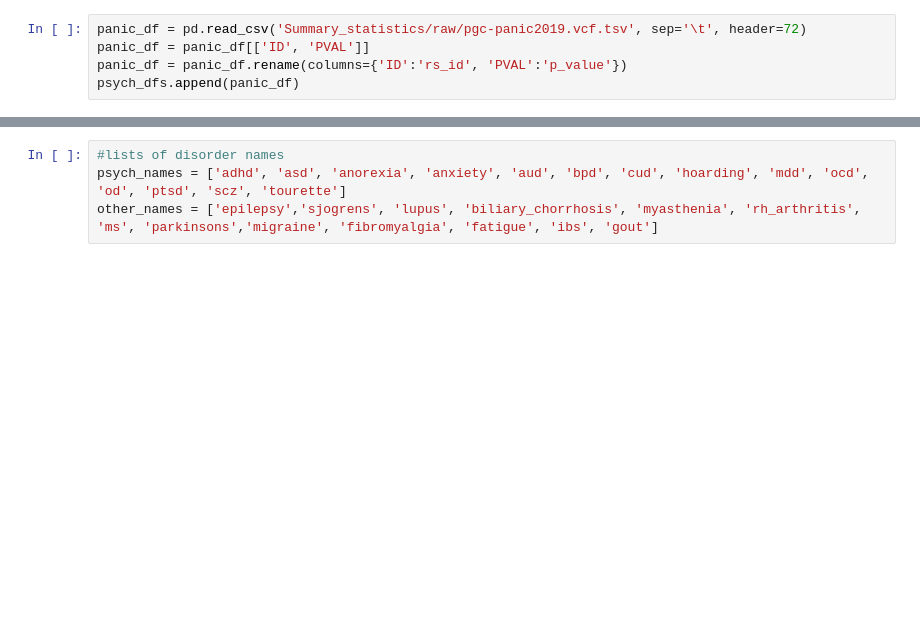
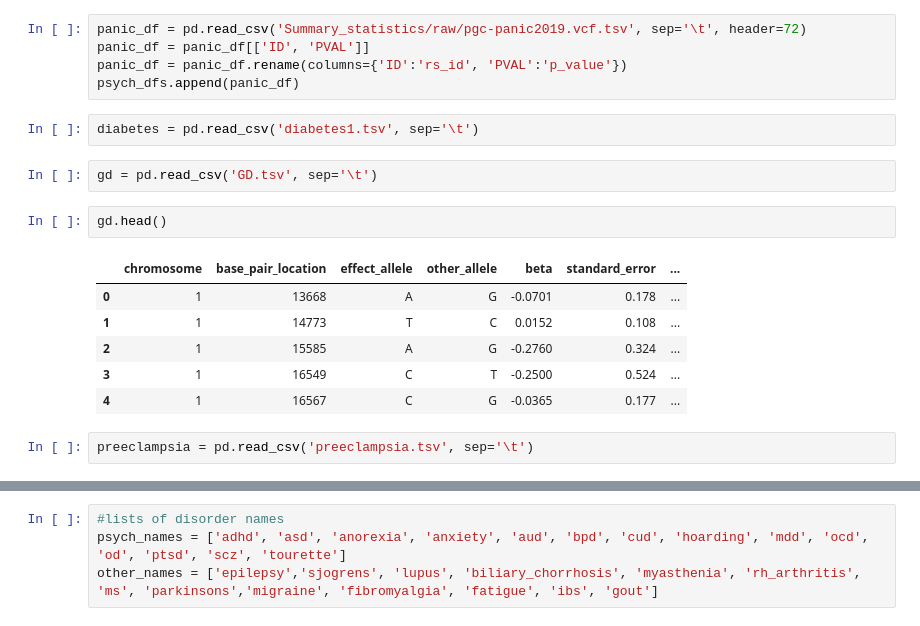
Before and after one commit to Aje026/Genetic-Overlap-in-Female-Biased-Disorders, a Jupyter notebook: GWAS_summary_statistics.ipynb, the cells around one changed output, grey strips where cells are left out. Cells and saved outputs as stored; diff of their text form; blank space fills up the shorter version.

```diff
--- a/GWAS_summary_statistics.ipynb
+++ b/GWAS_summary_statistics.ipynb
@@ -404,3 +404,18 @@ panic_df = pd.read_csv('Summary_statistics/raw/pgc-panic2019.vcf.tsv', sep='\t',
 panic_df = panic_df[['ID', 'PVAL']]
 panic_df = panic_df.rename(columns={'ID':'rs_id', 'PVAL':'p_value'})
 psych_dfs.append(panic_df)
+# %%
+diabetes = pd.read_csv('diabetes1.tsv', sep='\t')
+# %%
+gd = pd.read_csv('GD.tsv', sep='\t')
+# %%
+gd.head()
+# %% [output]
+|  | chromosome | base_pair_location | effect_allele | other_allele | beta | standard_error | ... |
+| 0 | 1 | 13668 | A | G | -0.0701 | 0.178 | ... |
+| 1 | 1 | 14773 | T | C | 0.0152 | 0.108 | ... |
+| 2 | 1 | 15585 | A | G | -0.2760 | 0.324 | ... |
+| 3 | 1 | 16549 | C | T | -0.2500 | 0.524 | ... |
+| 4 | 1 | 16567 | C | G | -0.0365 | 0.177 | ... |
+# %%
+preeclampsia = pd.read_csv('preeclampsia.tsv', sep='\t')
```
Also changed, not shown: parts of 3 cells of this notebook, 3 other files.
